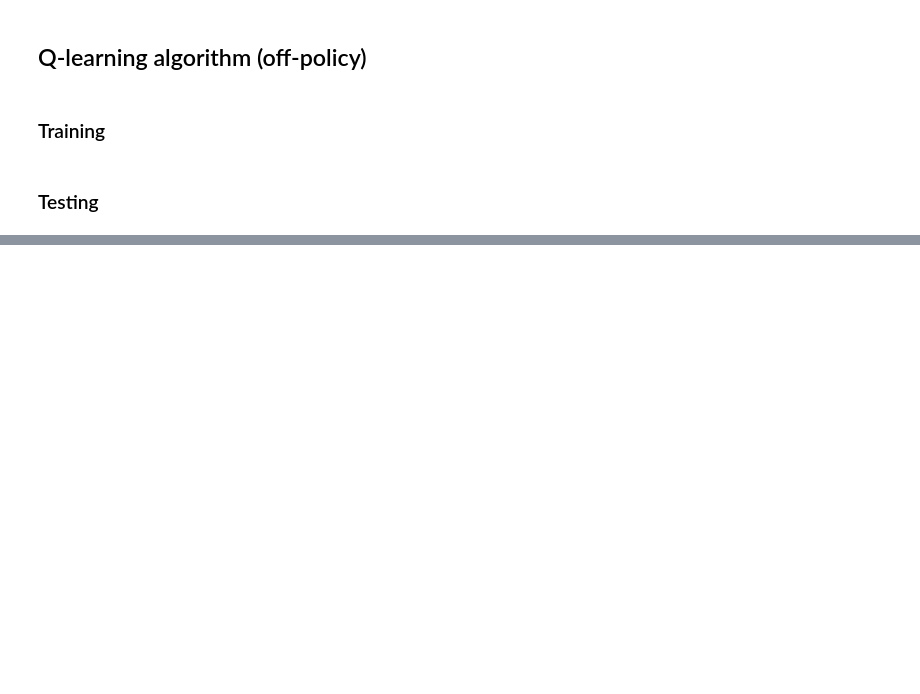
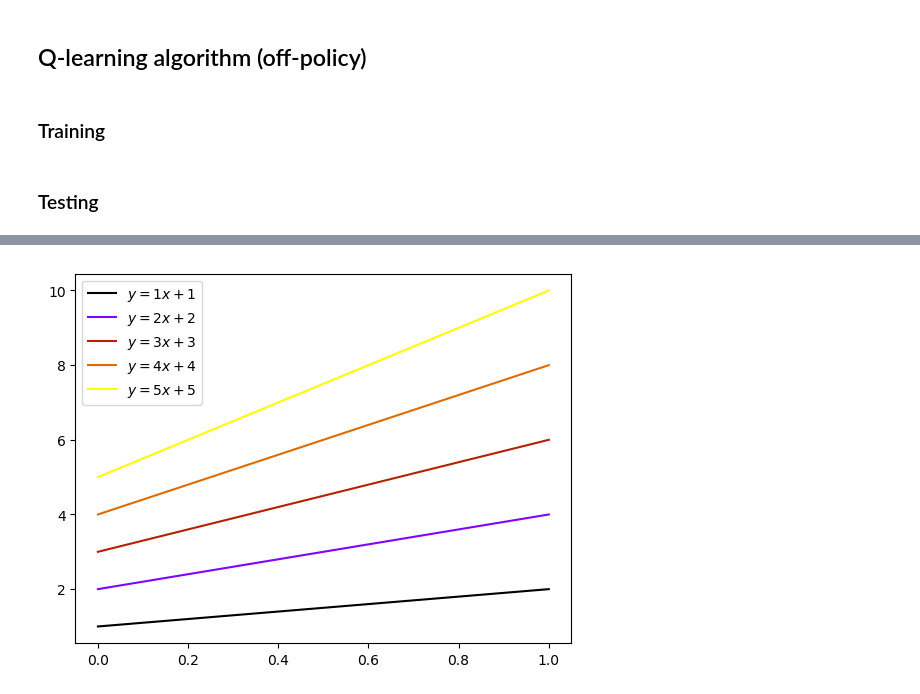
Before and after one commit to dsalgador/RL-Project, a Jupyter notebook: Test-Q-Simulations.ipynb, the cells around one changed output, grey strips where cells are left out. Drawn from its saved outputs; the diff is of its cells as text; code cells hidden in the pictures; blank space fills up the shorter version.

```diff
--- a/Test-Q-Simulations.ipynb
+++ b/Test-Q-Simulations.ipynb
@@ -504,0 +570,12 @@ plt.show()
+# %%
+x = np.linspace(0, 1, 10)
+number = 5
+cmap = plt.get_cmap('gnuplot')
+colors = [cmap(i) for i in np.linspace(0, 1, number)]
+
+for i, color in enumerate(colors, start=1):
+    plt.plot(x, i * x + i, color=color, label='$y = {i}x + {i}$'.format(i=i))
+plt.legend(loc='best')
+plt.show()
+# %% [output]
+[figure, added]
```
Also changed, not shown: parts of 18 cells of this notebook.
